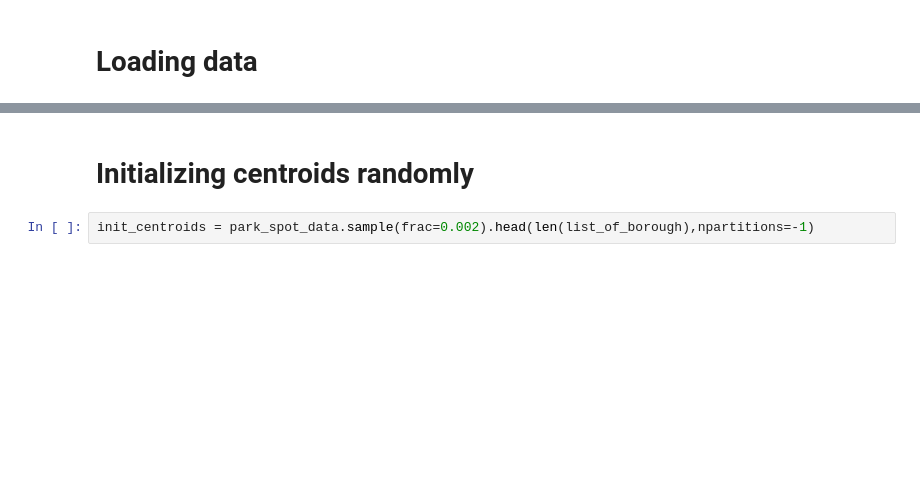
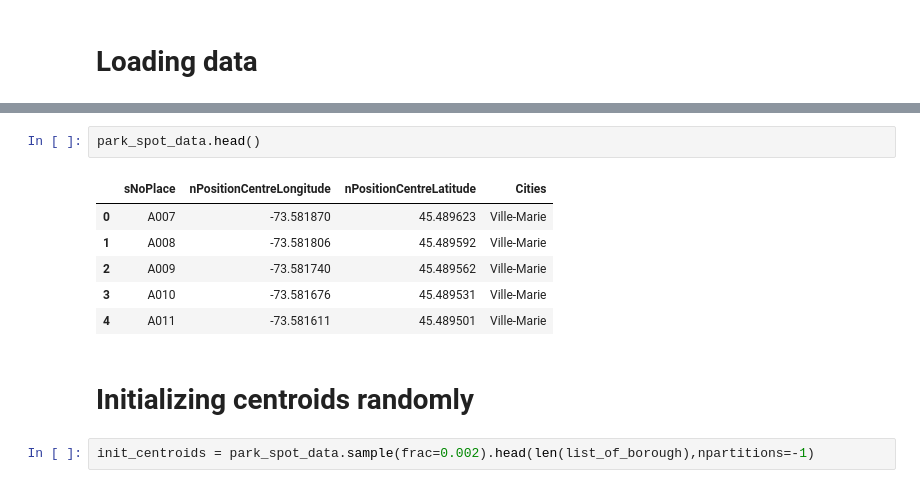
Before and after one commit to Gagandeep999/Big-Data-Analytics, a Jupyter notebook: notebooks/0.6-HW-dask_parking_sptos.ipynb, the cells around one changed output, grey strips where cells are left out. Saved outputs shown, nothing was run; the diff lists cells and outputs as text; blank space fills up the shorter version.

```diff
--- a/notebooks/0.6-HW-dask_parking_sptos.ipynb
+++ b/notebooks/0.6-HW-dask_parking_sptos.ipynb
@@ -45,3 +49,12 @@ list_of_borough =['Plateau-Mont-Royal',
+# %%
+park_spot_data.head()
+# %% [output]
+|  | sNoPlace | nPositionCentreLongitude | nPositionCentreLatitude | Cities |
+| 0 | A007 | -73.581870 | 45.489623 | Ville-Marie |
+| 1 | A008 | -73.581806 | 45.489592 | Ville-Marie |
+| 2 | A009 | -73.581740 | 45.489562 | Ville-Marie |
+| 3 | A010 | -73.581676 | 45.489531 | Ville-Marie |
+| 4 | A011 | -73.581611 | 45.489501 | Ville-Marie |
 # %% [markdown]
 # Initializing centroids randomly
 # %%
```
Also changed, not shown: parts of 13 cells of this notebook, 6 other files.
